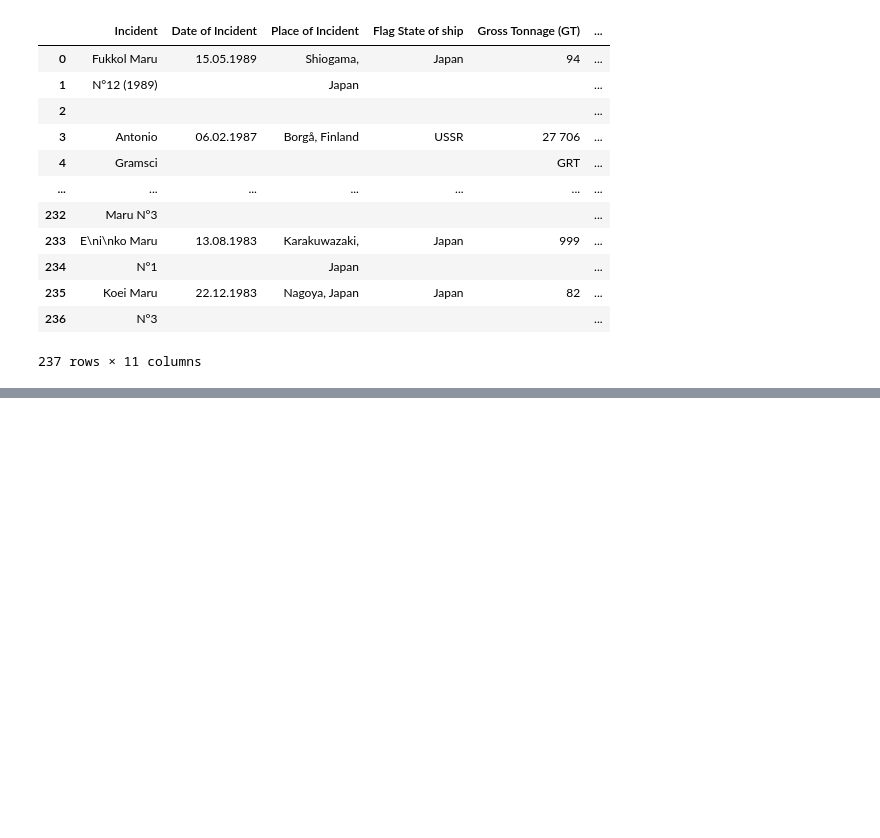
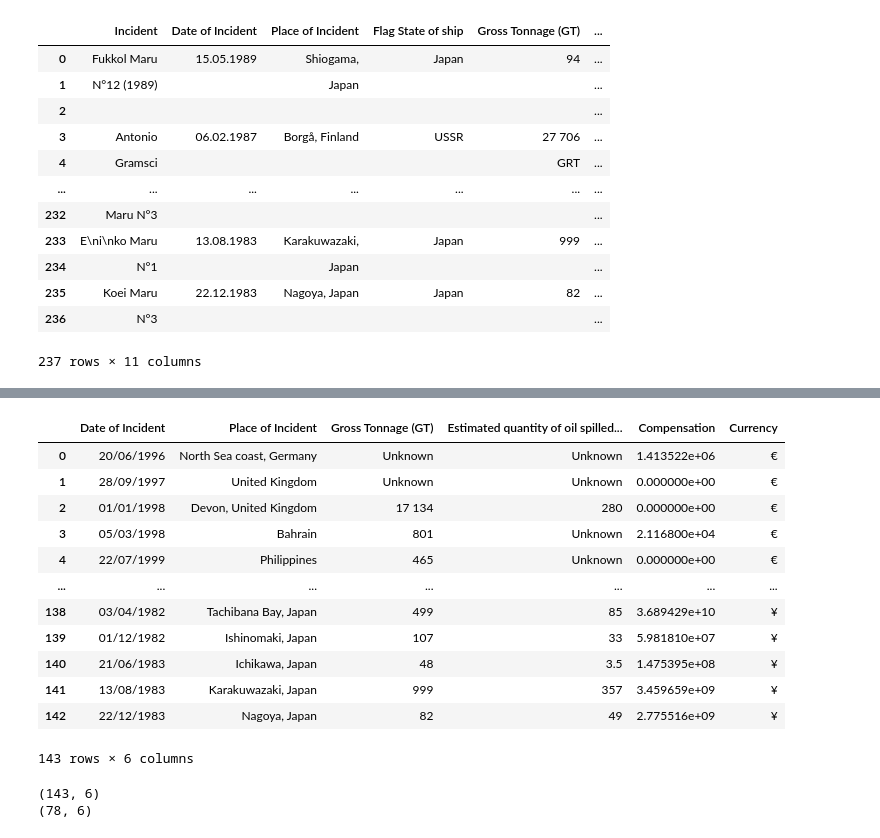
Before and after one commit to pedronery07/Projeto_InsperData_AECOM, a Jupyter notebook: extracao_iopc.ipynb, the cells around one changed output, grey strips where cells are left out. Cells and saved outputs as stored; diff of their text form; code cells hidden in the pictures; blank space fills up the shorter version.

Commit message:
Teste inicial do juscraper + Limpeza para base final do iopc

```diff
--- a/extracao_iopc.ipynb
+++ b/extracao_iopc.ipynb
@@ -257,0 +237,21 @@ array(['€1 413 522', 'Nil', 'BD21 168', '€1 457 753',
+# %%
+df_iopc["Total paid by the 1971 Fund"] = df_iopc["Compensation paid by the 1971 Fund up to 31.12.14"] + df_iopc["Indemnification paid by the 1971 Fund"]
+# Devolvendo moeda original
+df_iopc["Total paid by the 1971 Fund"] = df_iopc["Total paid by the 1971 Fund"].apply(lambda x: f"{x:.2f} {df_iopc['Currency'].iloc[0]}")
+df_iopc.drop(columns=["Compensation paid by the 1971 Fund up to 31.12.14", "Indemnification paid by the 1971 Fund"], inplace=True)
+# %%
+# Somando 1971 com 1992
+# Complementa coluna Currency se a célula estiver vazia com a moeda da coluna de 1992
+for index, row in df_iopc.iterrows():
+    if pd.isna(row["Currency"]) or row["Currency"] == "":
+        df_iopc.at[index, "Currency"] = df_iopc["Compensation paid by the 1992 Fund up to 30.06.2024"].apply(extrai_moeda).iloc[0]
+
+df_iopc["Compensation paid by the 1992 Fund up to 30.06.2024"] = df_iopc["Compensation paid by the 1992 Fund up to 30.06.2024"].apply(extrai_numero).apply(converte_para_float)
+df_iopc["Total paid by the 1971 Fund"] = df_iopc["Total paid by the 1971 Fund"].apply(extrai_numero).apply(converte_para_float)
+df_iopc["Compensation"] = df_iopc["Total paid by the 1971 Fund"] + df_iopc["Compensation paid by the 1992 Fund up to 30.06.2024"]
+
+df_iopc.drop(columns=["Compensation paid by the 1992 Fund up to 30.06.2024"], inplace=True)
+df_iopc.drop(columns=["Total paid by the 1971 Fund"], inplace=True)
+# %%
+df_iopc["Currency"] = df_iopc["Currency"].str.strip()
+df_iopc
@@ -257,0 +272,34 @@ array(['€1 413 522', 'Nil', 'BD21 168', '€1 457 753',
+# %%
+df_iopc_interesse = df_iopc.loc[:, ["Date of Incident", "Place of Incident", "Gross Tonnage (GT)", "Estimated quantity of oil spilled (tonnes)", "Compensation", "Currency"]]
+# Reformatando string data de XX.XX.XXXX para DD/MM/YYYY
+df_iopc_interesse["Date of Incident"] = df_iopc_interesse["Date of Incident"].replace(r'(\d{2})\.(\d{2})\.(\d{4})', r'\1/\2/\3', regex=True)
+# %%
+df_iopc_interesse
+# %% [output]
+|  | Date of Incident | Place of Incident | Gross Tonnage (GT) | Estimated quantity of oil spilled... | Compensation | Currency |
+| 0 | 20/06/1996 | North Sea coast, Germany | Unknown | Unknown | 1.413522e+06 | € |
+| 1 | 28/09/1997 | United Kingdom | Unknown | Unknown | 0.000000e+00 | € |
+| 2 | 01/01/1998 | Devon, United Kingdom | 17 134 | 280 | 0.000000e+00 | € |
+| 3 | 05/03/1998 | Bahrain | 801 | Unknown | 2.116800e+04 | € |
+| 4 | 22/07/1999 | Philippines | 465 | Unknown | 0.000000e+00 | € |
+| ... | ... | ... | ... | ... | ... | ... |
+| 138 | 03/04/1982 | Tachibana Bay, Japan | 499 | 85 | 3.689429e+10 | ¥ |
+| 139 | 01/12/1982 | Ishinomaki, Japan | 107 | 33 | 5.981810e+07 | ¥ |
+| 140 | 21/06/1983 | Ichikawa, Japan | 48 | 3.5 | 1.475395e+08 | ¥ |
+| 141 | 13/08/1983 | Karakuwazaki, Japan | 999 | 357 | 3.459659e+09 | ¥ |
+| 142 | 22/12/1983 | Nagoya, Japan | 82 | 49 | 2.775516e+09 | ¥ |
+143 rows × 6 columns
+# %%
+print(df_iopc_interesse.shape)
+df_iopc_interesse = df_iopc_interesse.loc[df_iopc_interesse["Compensation"].astype(float) != 0.0]
+df_iopc_interesse = df_iopc_interesse.loc[df_iopc_interesse["Currency"] != "Nil"]
+df_iopc_interesse = df_iopc_interesse.loc[df_iopc_interesse["Estimated quantity of oil spilled (tonnes)"] != "Unknown"]
+
+# Filtrando o número apenas na coluna "Estimated quantity of oil spilled (tonnes)" sem a função extrai_numero
+df_iopc_interesse["Estimated quantity of oil spilled (tonnes)"] = df_iopc_interesse["Estimated quantity of oil spilled (tonnes)"].apply(lambda x: ''.join(filter(str.isdigit, x)) if isinstance(x, str) else '0')
+df_iopc_interesse = df_iopc_interesse.loc[df_iopc_interesse["Estimated quantity of oil spilled (tonnes)"] != ""]
+
+print(df_iopc_interesse.shape)
+# %% [output]
+(143, 6)
+(78, 6)
```
Also changed, not shown: parts of 14 cells of this notebook, 4 other files.
